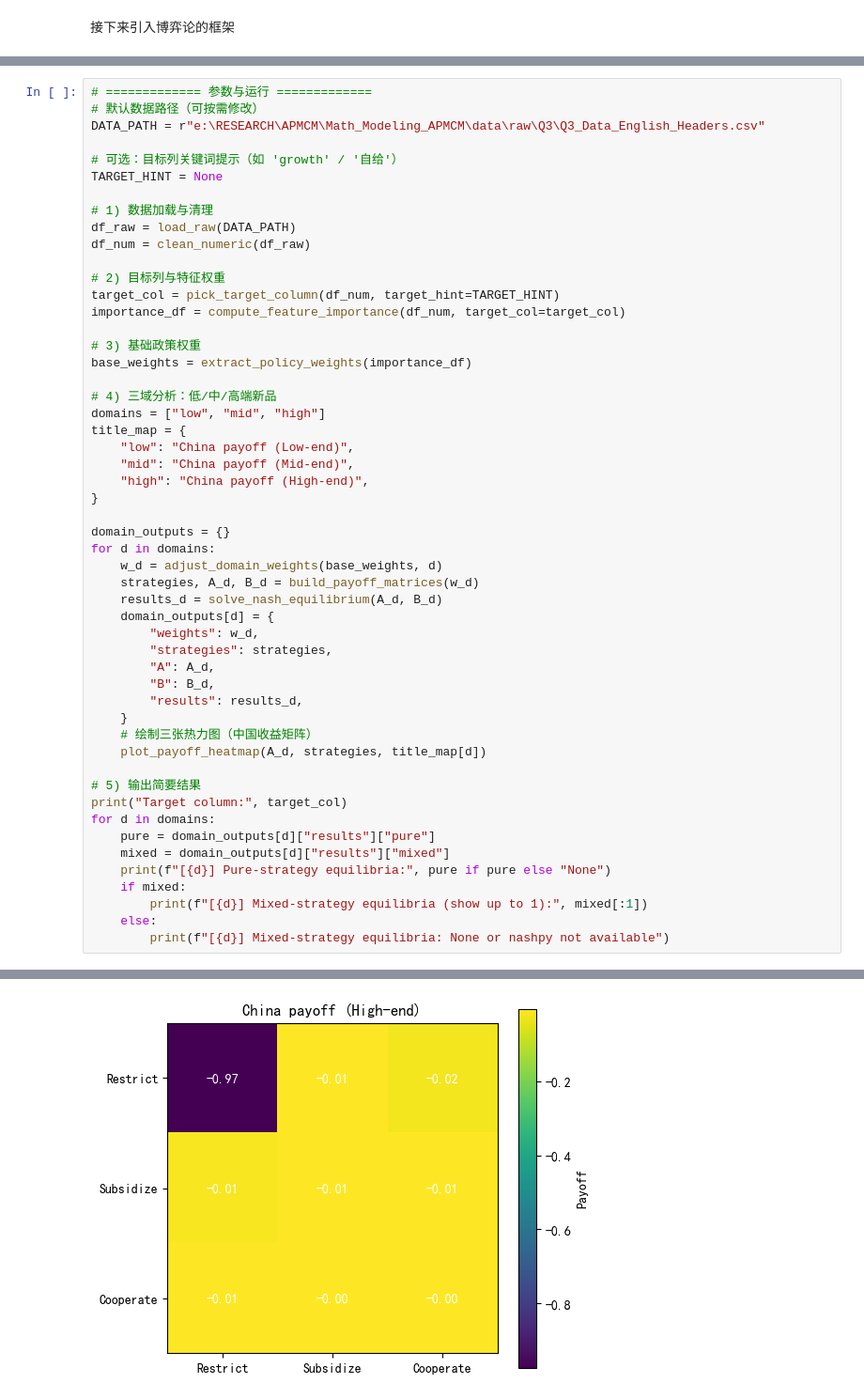
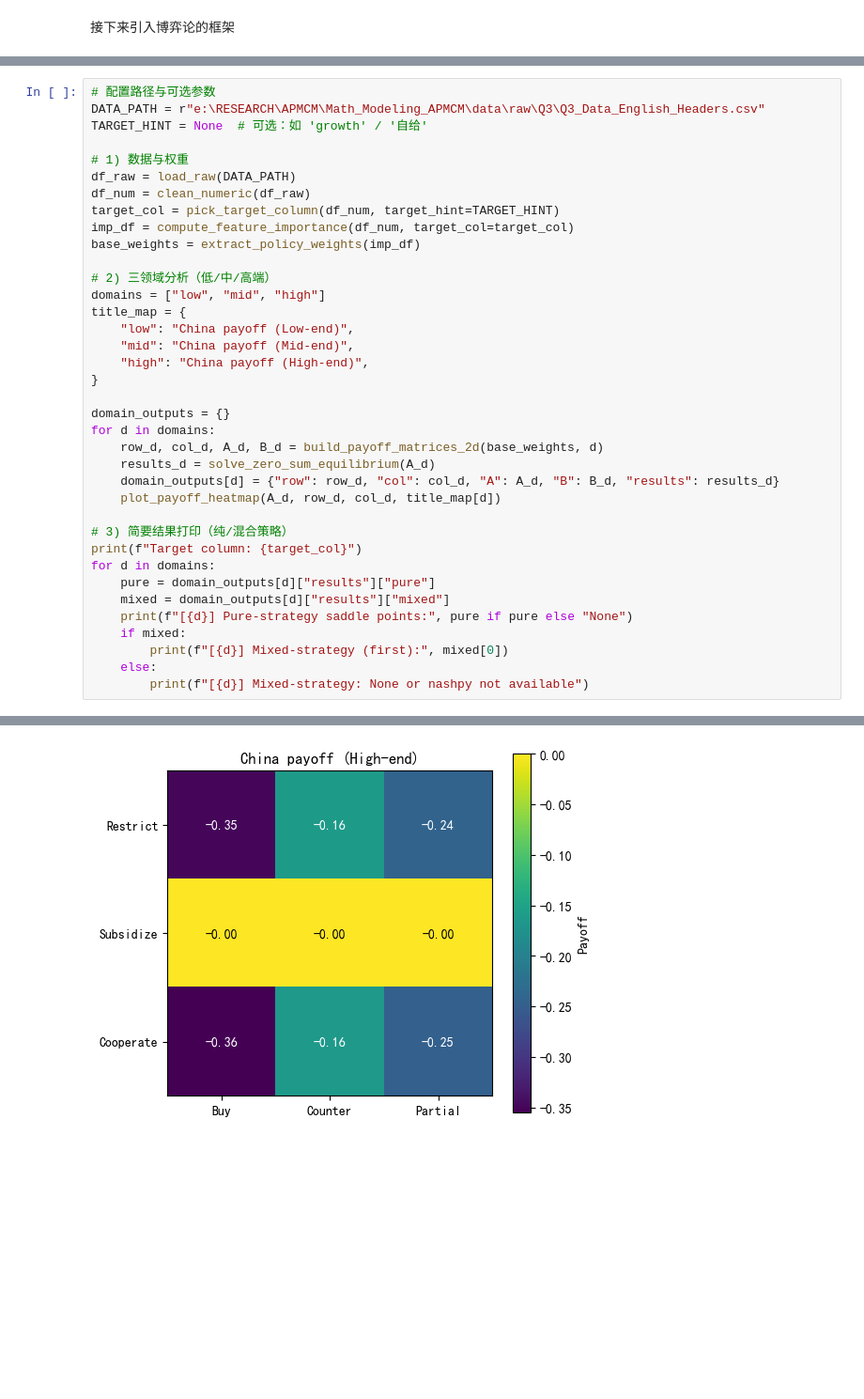
Before and after one commit to d-joshua-c/Math_Modeling_APMCM, a Jupyter notebook: code/notebook/Q3.ipynb, the cells around one changed output, grey strips where cells are left out. Shown: that part at 94% size. Drawn from its saved outputs; the diff is of its cells as text; blank space fills up the shorter version.

```diff
--- a/code/notebook/Q3.ipynb
+++ b/code/notebook/Q3.ipynb
@@ -813,25 +773,18 @@ def plot_payoff_heatmap(A: np.ndarray, strategies: list[str], title: str):
     plt.tight_layout()
     plt.show(block=False)
 # %%
-# ============= 参数与运行 =============
-# 默认数据路径（可按需修改）
+# 配置路径与可选参数
 DATA_PATH = r"e:\RESEARCH\APMCM\Math_Modeling_APMCM\data\raw\Q3\Q3_Data_English_Headers.csv"
+TARGET_HINT = None  # 可选：如 'growth' / '自给'
 
-# 可选：目标列关键词提示（如 'growth' / '自给'）
-TARGET_HINT = None
-
-# 1) 数据加载与清理
+# 1) 数据与权重
 df_raw = load_raw(DATA_PATH)
 df_num = clean_numeric(df_raw)
+target_col = pick_target_column(df_num, target_hint=TARGET_HINT)
+imp_df = compute_feature_importance(df_num, target_col=target_col)
+base_weights = extract_policy_weights(imp_df)
 
-# 2) 目标列与特征权重
-target_col = pick_target_column(df_num, target_hint=TARGET_HINT)
-importance_df = compute_feature_importance(df_num, target_col=target_col)
-
-# 3) 基础政策权重
-base_weights = extract_policy_weights(importance_df)
-
-# 4) 三域分析：低/中/高端新品
+# 2) 三领域分析（低/中/高端）
 domains = ["low", "mid", "high"]
 title_map = {
     "low": "China payoff (Low-end)",
@@ -841,27 +794,19 @@ title_map = {
 
 domain_outputs = {}
 for d in domains:
-    w_d = adjust_domain_weights(base_weights, d)
-    strategies, A_d, B_d = build_payoff_matrices(w_d)
-    results_d = solve_nash_equilibrium(A_d, B_d)
-    domain_outputs[d] = {
-        "weights": w_d,
-        "strategies": strategies,
-        "A": A_d,
-        "B": B_d,
-        "results": results_d,
-    }
-    # 绘制三张热力图（中国收益矩阵）
-    plot_payoff_heatmap(A_d, strategies, title_map[d])
+    row_d, col_d, A_d, B_d = build_payoff_matrices_2d(base_weights, d)
+    results_d = solve_zero_sum_equilibrium(A_d)
+    domain_outputs[d] = {"row": row_d, "col": col_d, "A": A_d, "B": B_d, "results": results_d}
+    plot_payoff_heatmap(A_d, row_d, col_d, title_map[d])
 
-# 5) 输出简要结果
-print("Target column:", target_col)
+# 3) 简要结果打印（纯/混合策略）
+print(f"Target column: {target_col}")
 for d in domains:
     pure = domain_outputs[d]["results"]["pure"]
     mixed = domain_outputs[d]["results"]["mixed"]
-    print(f"[{d}] Pure-strategy equilibria:", pure if pure else "None")
+    print(f"[{d}] Pure-strategy saddle points:", pure if pure else "None")
     if mixed:
-        print(f"[{d}] Mixed-strategy equilibria (show up to 1):", mixed[:1])
+        print(f"[{d}] Mixed-strategy (first):", mixed[0])
     else:
-        print(f"[{d}] Mixed-strategy equilibria: None or nashpy not available")
+        print(f"[{d}] Mixed-strategy: None or nashpy not available")
 # %% [output]
@@ -870,2 +815,2 @@ for d in domains:
-[figure, old version]
+[figure, new version]
 Target column: IC_Import_Value_Billion_USD
```
Also changed, not shown: parts of 2 cells of this notebook.
